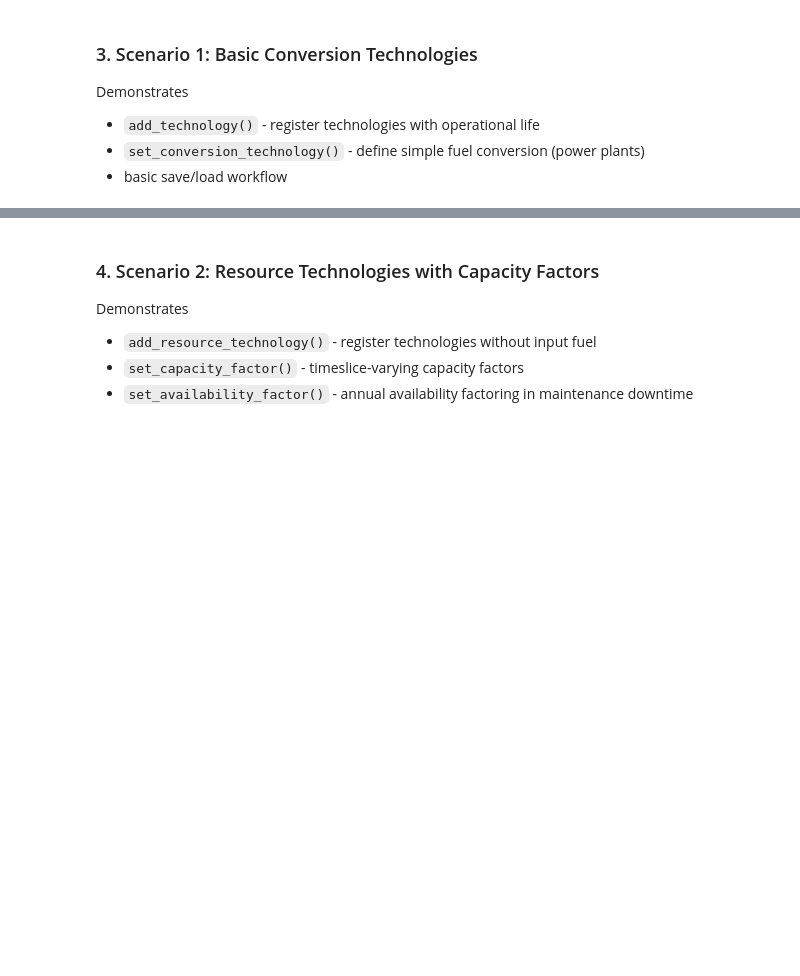
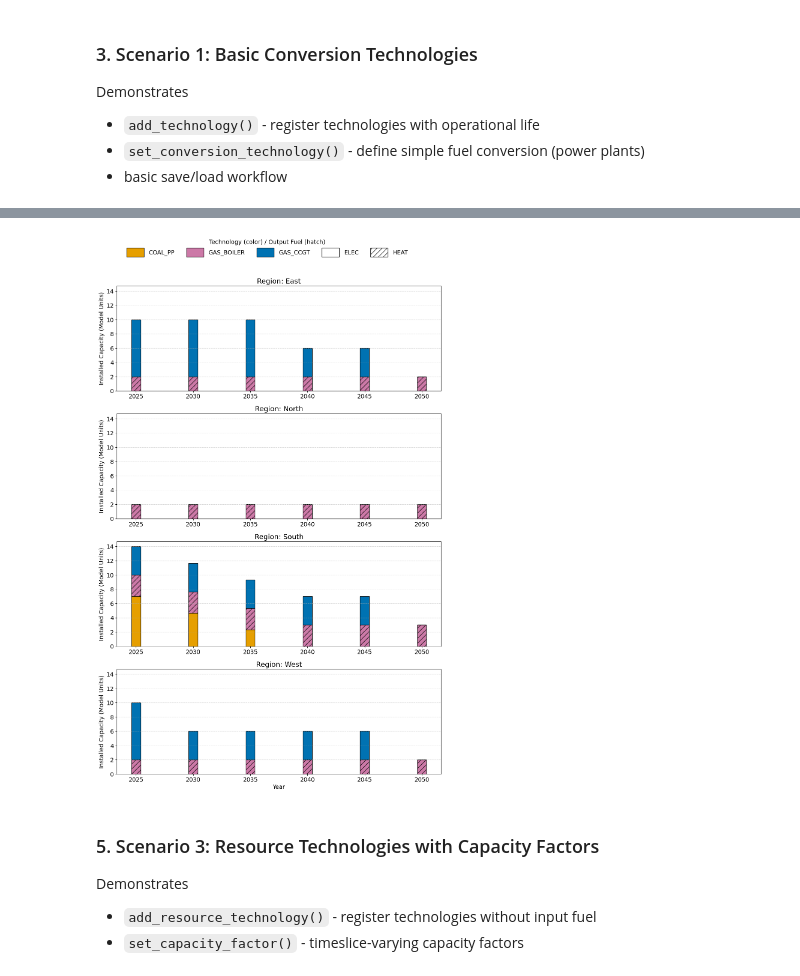
Before and after one commit to esemsc-as4623/pypsa-playground, a Jupyter notebook: notebooks/demo.supply.ipynb, the cells around one changed output, grey strips where cells are left out. Cells and saved outputs as stored; diff of their text form; code cells hidden in the pictures; blank space fills up the shorter version.

```diff
--- a/notebooks/demo.supply.ipynb
+++ b/notebooks/demo.supply.ipynb
@@ -110,0 +111,34 @@ scenario1.visualize_technologies()
+# %%
+# --- Scenario 2: Technologies with Residual Capacity ---
+scenario2_dir = os.path.join(DEMO_DIR, "scenario2")
+os.makedirs(scenario1_dir, exist_ok=True)
+
+# Copy from scenario 1 as base
+ScenarioComponent.copy(scenario1_dir, scenario2_dir, overwrite=True)
+
+scenario2 = SupplyComponent(scenario2_dir)
+scenario2.load()
+
+for region in regions:
+    if (region, 'COAL_PP') in scenario2.defined_tech:
+        scenario2.set_residual_capacity(
+            region, 'COAL_PP',
+            capacity_trajectory={2025: np.random.randint(5,20), 2040: 0}, interpolation='linear')
+
+    if (region, 'GAS_CCGT') in scenario2.defined_tech:
+        scenario2.set_residual_capacity(
+            region, 'GAS_CCGT',
+            {2025: 8, np.random.randint(2025, 2045): 4, 2050: 0}, interpolation='step')
+
+    if (region, 'GAS_BOILER') in scenario2.defined_tech:
+        scenario2.set_residual_capacity(region, 'GAS_BOILER', {2025: np.random.randint(1,5)})
+
+# Process and save the scenario
+scenario2.process()
+scenario2.save()
+
+# Display the generated DataFrames
+# Display results
+print("=== Scenario 2: Technologies with Residual Capacity ===")
+print("\nResidual Capacity:")
+print(scenario2.residual_capacity.head(10))
@@ -111,7 +160,10 @@ scenario1.visualize_technologies()
+# %%
+scenario2.visualize_capacity_mix()
+# %% [output]
+[figure, added]
 # %% [markdown]
-### 4. Scenario 2: Resource Technologies with Capacity Factors
+### 5. Scenario 3: Resource Technologies with Capacity Factors
 Demonstrates
 - `add_resource_technology()` - register technologies without input fuel
 - `set_capacity_factor()` - timeslice-varying capacity factors
-- `set_availability_factor()` - annual availability factoring in maintenance downtime
 # %%
```
Also changed, not shown: parts of 11 cells of this notebook, 2 other files.
